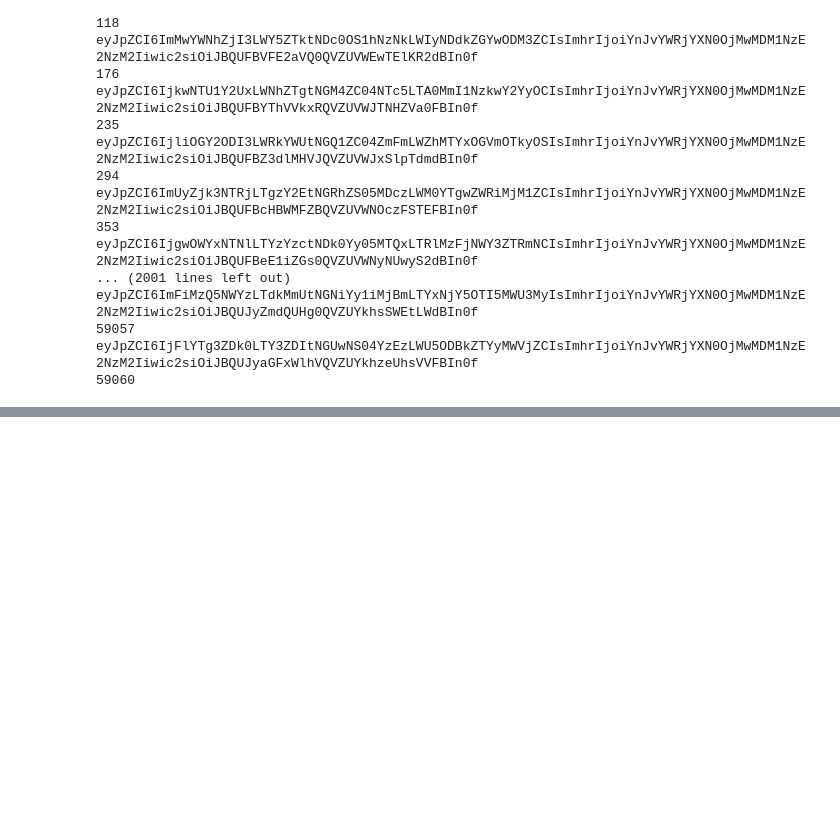
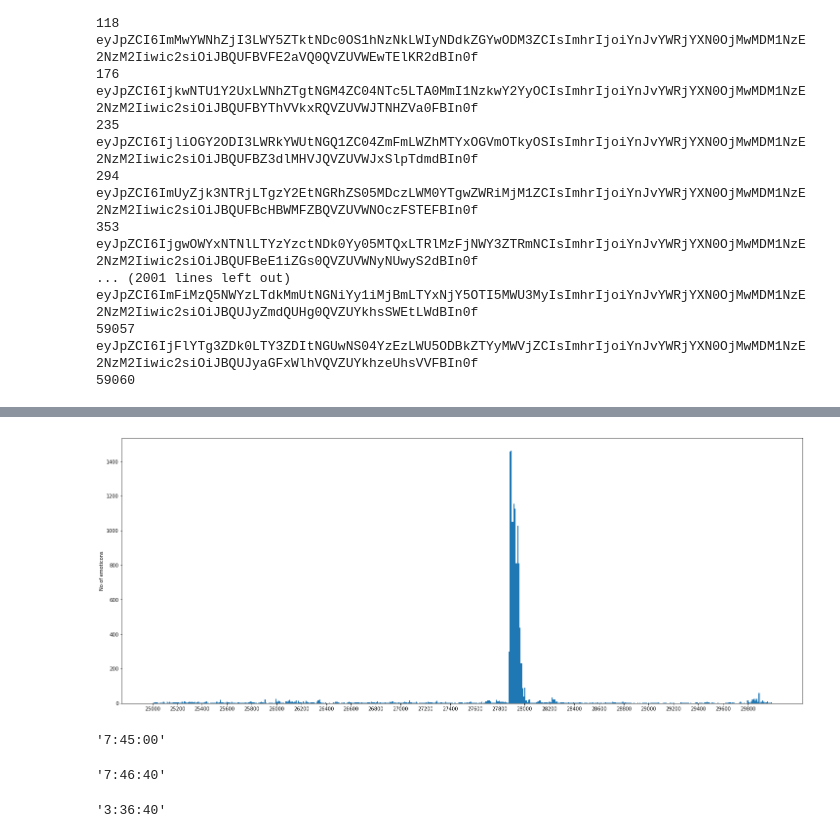
Before and after one commit to missinglinks/twitch-chat-stuff, a Jupyter notebook: notebooks/prototyp.ipynb, the cells around one changed output, grey strips where cells are left out. Drawn from its saved outputs; the diff is of its cells as text; code cells hidden in the pictures; blank space fills up the shorter version.

```diff
--- a/notebooks/prototyp.ipynb
+++ b/notebooks/prototyp.ipynb
@@ -45,0 +137,23 @@ json.dump(comments, open("comments.json", "w"), indent=4)
+# %%
+part = [ x for x in emoticons if x > 25000 and x < 30000 ]
+# %%
+plt.figure(figsize=(25,10))
+bins = round(tc.length/60)
+plt.hist(part, bins=500)
+plt.ylabel('No of emoticons')
+plt.xticks(np.arange(25000,30000, 200))
+plt.show()
+# %% [output]
+[figure, added]
+# %%
+str(datetime.timedelta(seconds=27900))
+# %% [output]
+'7:45:00'
+# %%
+str(datetime.timedelta(seconds=28000))
+# %% [output]
+'7:46:40'
+# %%
+str(datetime.timedelta(seconds=13000))
+# %% [output]
+'3:36:40'
```
Also changed, not shown: parts of 16 cells of this notebook.
